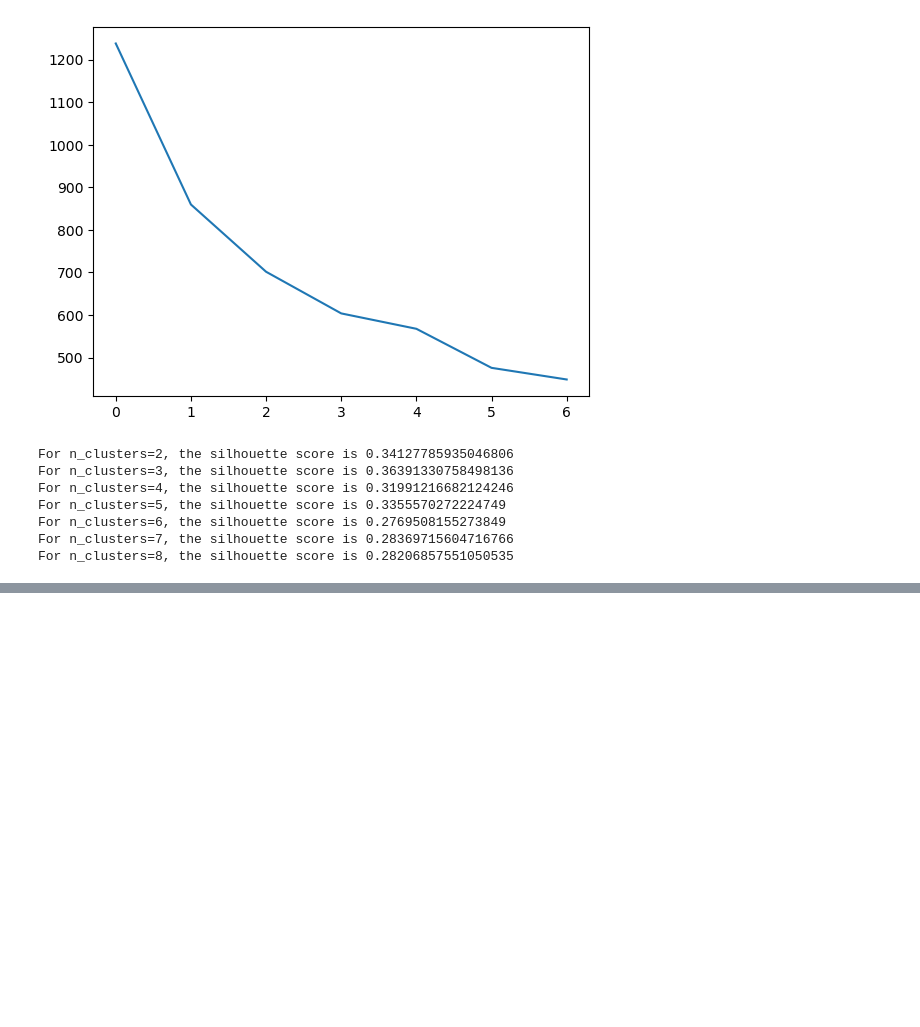
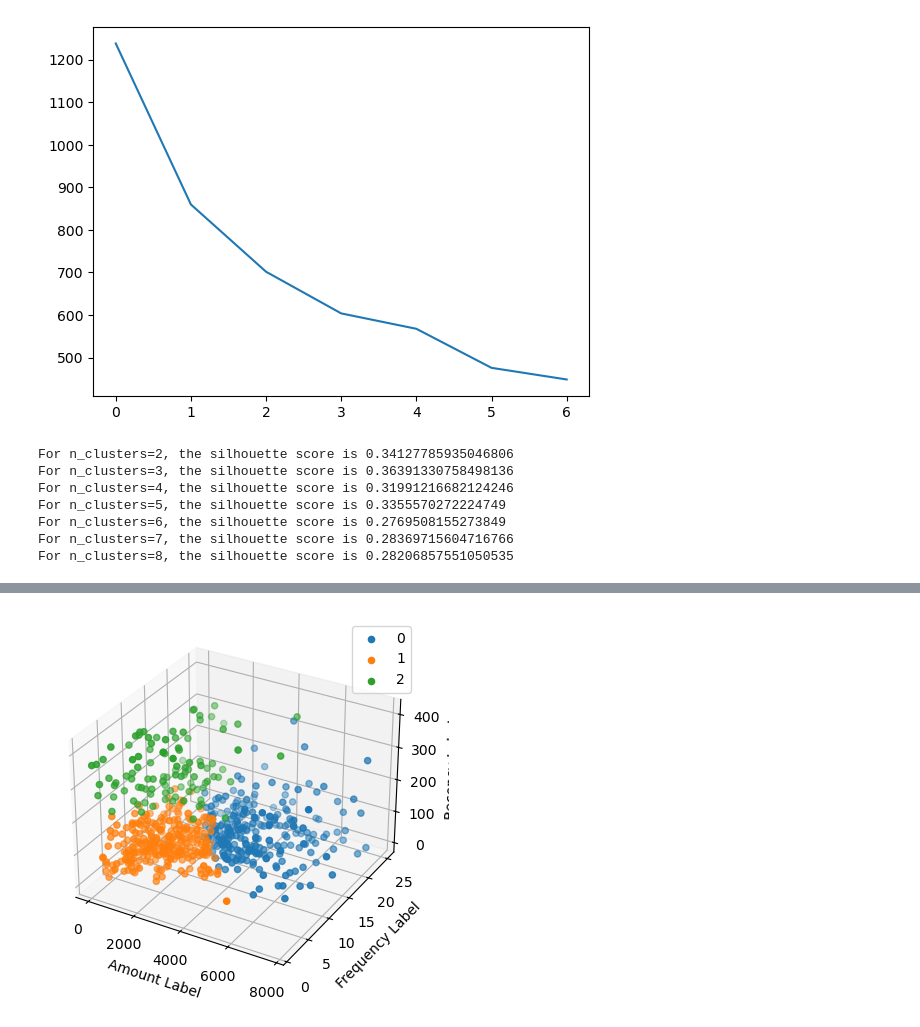
Before and after one commit to Karan9603/E-commerce-Superstore-Project, a Jupyter notebook: Clustering.ipynb, the cells around one changed output, grey strips where cells are left out. Saved outputs shown, nothing was run; the diff lists cells and outputs as text; code cells hidden in the pictures; blank space fills up the shorter version.

```diff
--- a/Clustering.ipynb
+++ b/Clustering.ipynb
@@ -280,0 +332,23 @@ For n_clusters=8, the silhouette score is 0.28206857551050535
+# %%
+from mpl_toolkits.mplot3d import Axes3D
+# Create a figure for the 3D plot
+fig = plt.figure()
+ax = fig.add_subplot(111, projection='3d')
+
+# Loop through each group and plot the corresponding data
+for group in rfm_df['Cluster_Id'].unique():
+    group_data = rfm_df[rfm_df['Cluster_Id'] == group]
+    ax.scatter(group_data['Amount'], group_data['Frequency'], group_data['Recency'], label=group)
+
+# Label the axes
+ax.set_xlabel('Amount Label')
+ax.set_ylabel('Frequency Label')
+ax.set_zlabel('Recency Label')
+
+# Add a legend
+ax.legend()
+
+# Show the plot
+plt.show()
+# %% [output]
+[figure, added]
```
Also changed, not shown: parts of 3 cells of this notebook, 1 other file.
